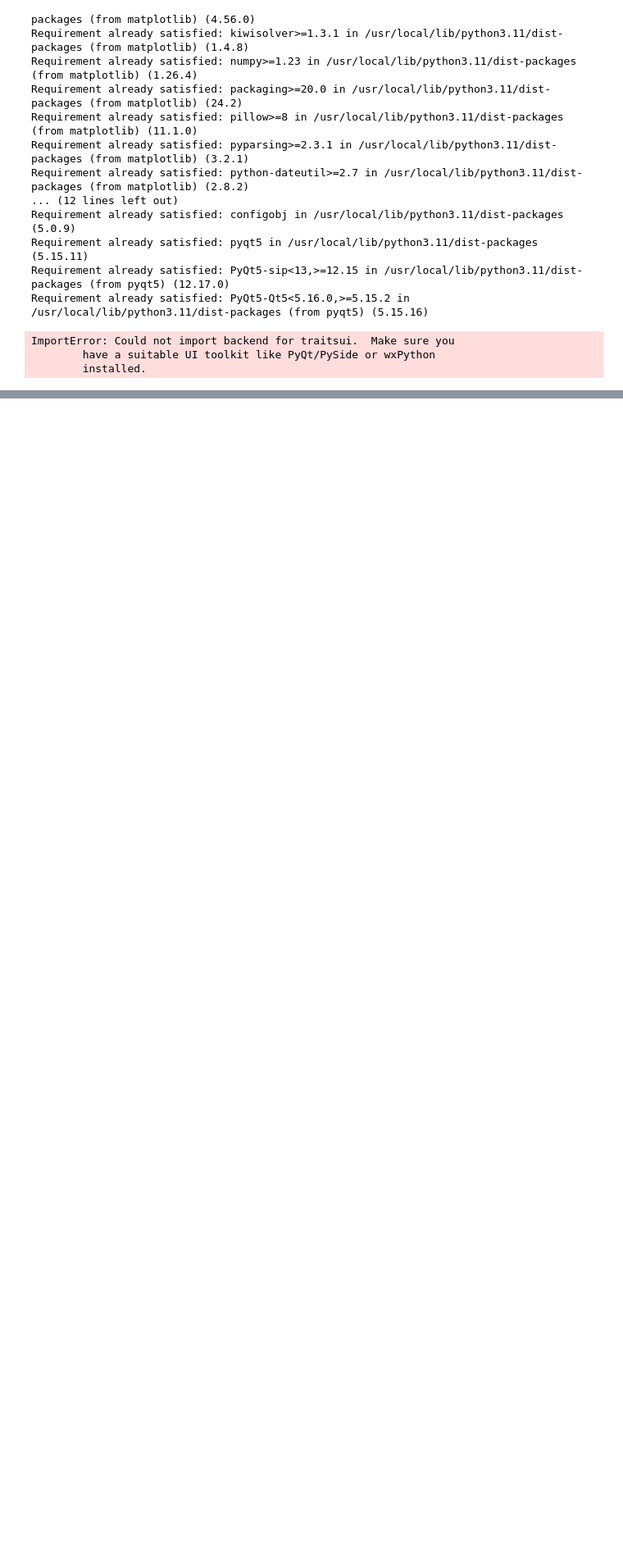
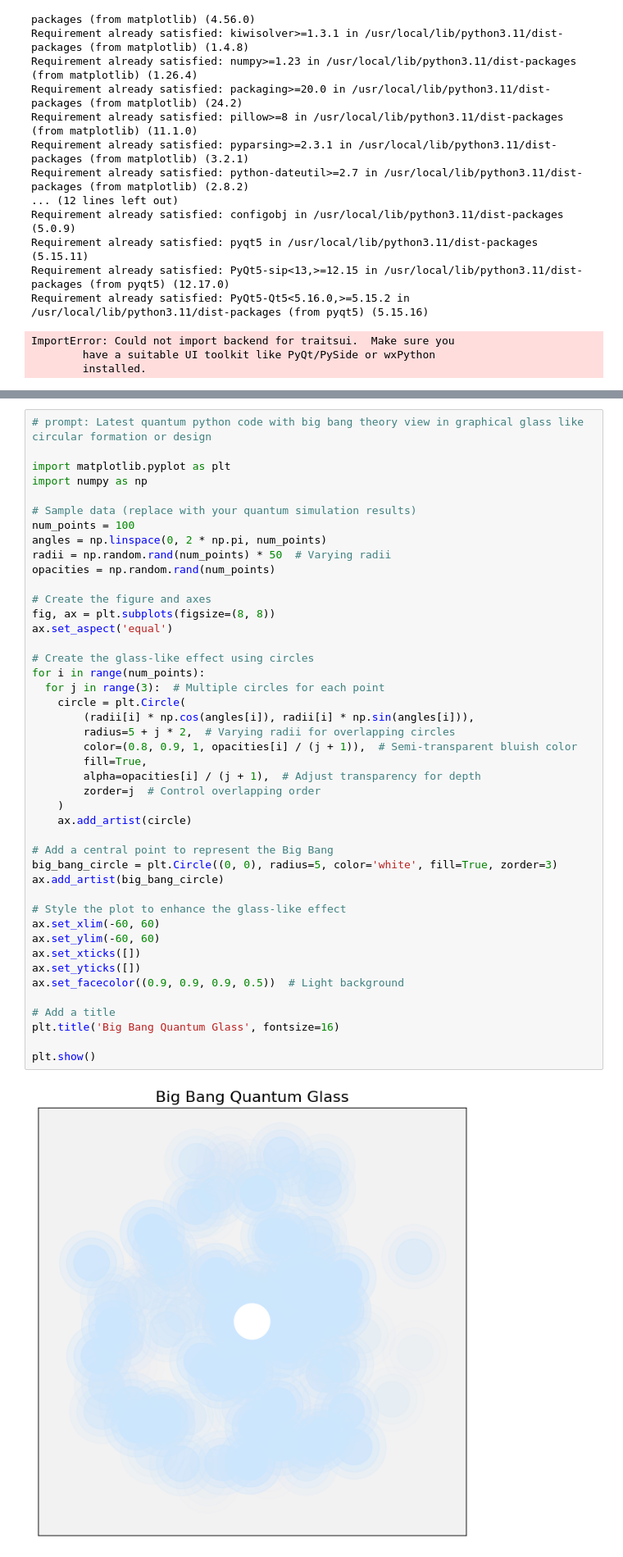
Before and after one commit to ajit-ai/QuantumComputing, a Jupyter notebook: QuntumUniverse.ipynb, the cells around one changed output, grey strips where cells are left out. Shown: that part at 82% size. Drawn from its saved outputs; the diff is of its cells as text; blank space fills up the shorter version.

```diff
--- a/QuntumUniverse.ipynb
+++ b/QuntumUniverse.ipynb
@@ -255,0 +378,46 @@ TypeError: unhashable type: 'ImageData'
+# %%
+# prompt: Latest quantum python code with big bang theory view in graphical glass like circular formation or design
+
+import matplotlib.pyplot as plt
+import numpy as np
+
+# Sample data (replace with your quantum simulation results)
+num_points = 100
+angles = np.linspace(0, 2 * np.pi, num_points)
+radii = np.random.rand(num_points) * 50  # Varying radii
+opacities = np.random.rand(num_points)
+
+# Create the figure and axes
+fig, ax = plt.subplots(figsize=(8, 8))
+ax.set_aspect('equal')
+
+# Create the glass-like effect using circles
+for i in range(num_points):
+  for j in range(3):  # Multiple circles for each point
+    circle = plt.Circle(
+        (radii[i] * np.cos(angles[i]), radii[i] * np.sin(angles[i])),
+        radius=5 + j * 2,  # Varying radii for overlapping circles
+        color=(0.8, 0.9, 1, opacities[i] / (j + 1)),  # Semi-transparent bluish color
+        fill=True,
+        alpha=opacities[i] / (j + 1),  # Adjust transparency for depth
+        zorder=j  # Control overlapping order
+    )
+    ax.add_artist(circle)
+
+# Add a central point to represent the Big Bang
+big_bang_circle = plt.Circle((0, 0), radius=5, color='white', fill=True, zorder=3)
+ax.add_artist(big_bang_circle)
+
+# Style the plot to enhance the glass-like effect
+ax.set_xlim(-60, 60)
+ax.set_ylim(-60, 60)
+ax.set_xticks([])
+ax.set_yticks([])
+ax.set_facecolor((0.9, 0.9, 0.9, 0.5))  # Light background
+
+# Add a title
+plt.title('Big Bang Quantum Glass', fontsize=16)
+
+plt.show()
+# %% [output]
+[figure, added]
```
Also changed, not shown: parts of 8 cells of this notebook.
